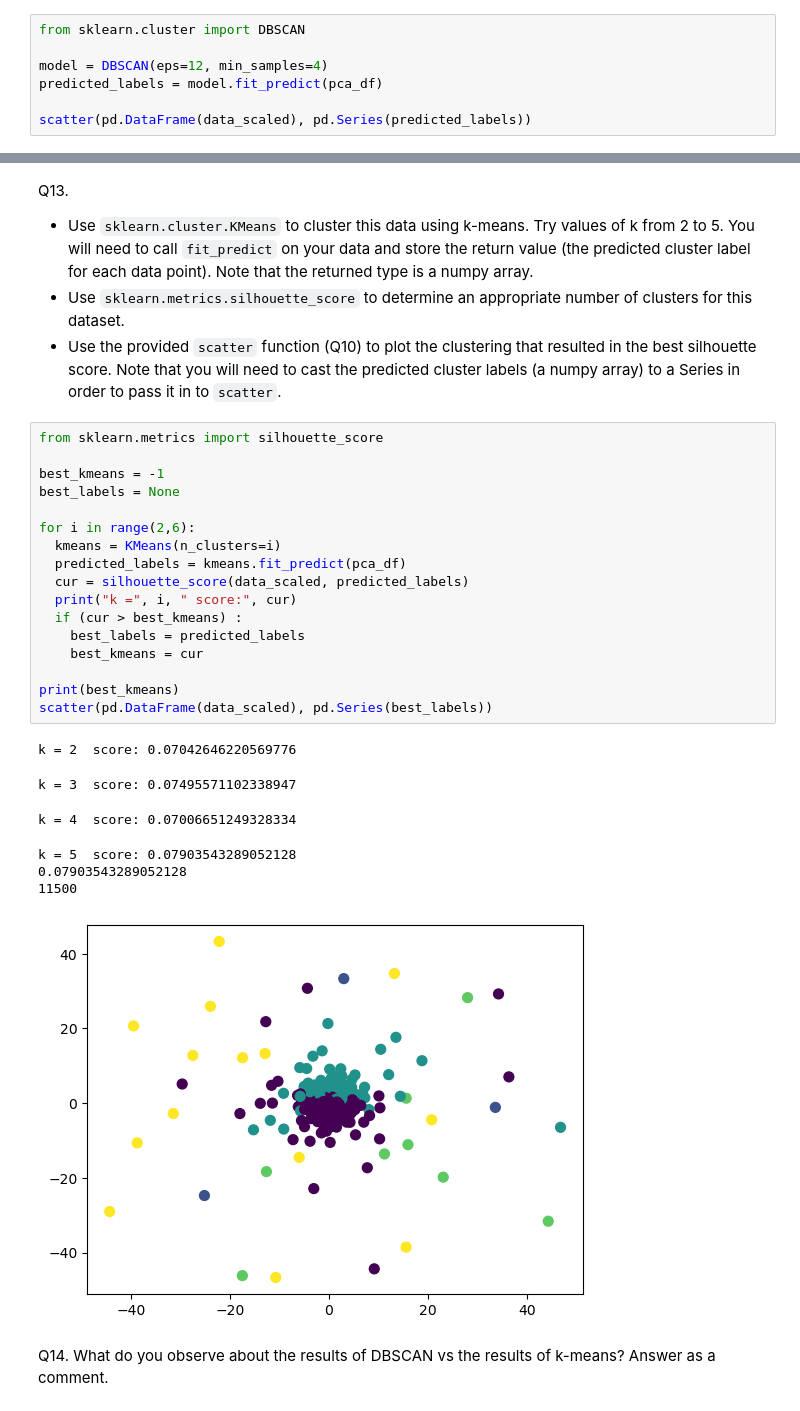
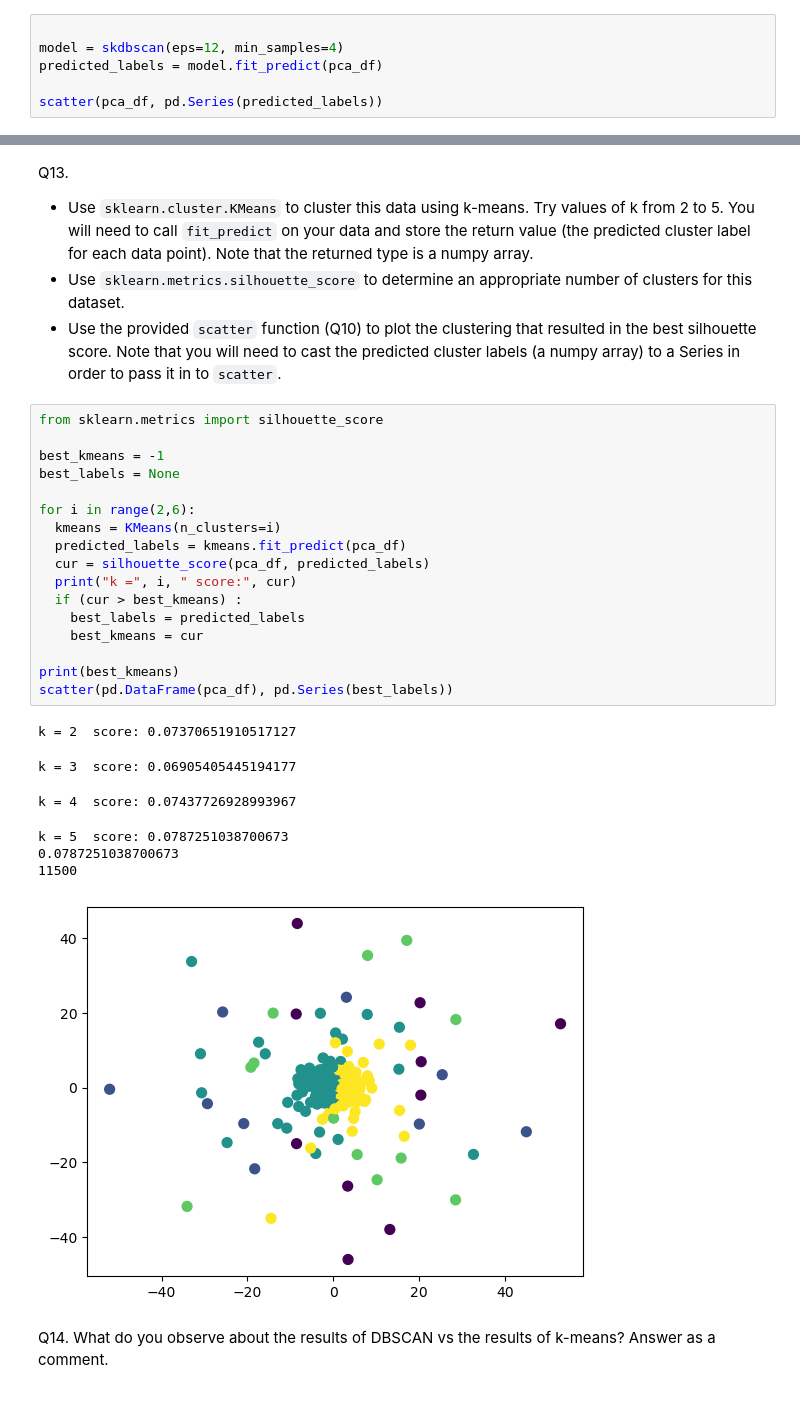
Before and after one commit to alantientran/ML-Clustering, a Jupyter notebook: HW5 - Clustering.ipynb, the cells around one changed output, grey strips where cells are left out. Cells and saved outputs as stored; diff of their text form.

```diff
--- a/HW5 - Clustering.ipynb
+++ b/HW5 - Clustering.ipynb
@@ -364,11 +338,10 @@ Q12.
 * Using MinPts=4 and Eps=the distance you determined from Q11, cluster the data using `sklearn.cluster.DBSCAN`. Call `fit_predict` on your data and store the return value (the predicted cluster label for each data point). Note that the returned type is a numpy array.
 * Use the provided `scatter` function (Q10) to plot the resulting clusters. You will need to convert the numpy array of predicted labels to a `Series` in order to pass it in to `scatter`.
 # %%
-from sklearn.cluster import DBSCAN
 
-model = DBSCAN(eps=12, min_samples=4)
+model = skdbscan(eps=12, min_samples=4)
 predicted_labels = model.fit_predict(pca_df)
 
-scatter(pd.DataFrame(data_scaled), pd.Series(predicted_labels))
+scatter(pca_df, pd.Series(predicted_labels))
 # %% [output]
 11500
@@ -383,28 +356,28 @@ Q13.
 # %%
 from sklearn.metrics import silhouette_score
 
 best_kmeans = -1
 best_labels = None
 
 for i in range(2,6):
   kmeans = KMeans(n_clusters=i)
   predicted_labels = kmeans.fit_predict(pca_df)
-  cur = silhouette_score(data_scaled, predicted_labels)
+  cur = silhouette_score(pca_df, predicted_labels)
   print("k =", i, " score:", cur)
   if (cur > best_kmeans) :
     best_labels = predicted_labels
     best_kmeans = cur
 
 print(best_kmeans)
-scatter(pd.DataFrame(data_scaled), pd.Series(best_labels))
+scatter(pd.DataFrame(pca_df), pd.Series(best_labels))
 # %% [output]
-k = 2  score: 0.07042646220569776
+k = 2  score: 0.07370651910517127
-k = 3  score: 0.07495571102338947
+k = 3  score: 0.06905405445194177
-k = 4  score: 0.07006651249328334
+k = 4  score: 0.07437726928993967
-k = 5  score: 0.07903543289052128
-0.07903543289052128
+k = 5  score: 0.0787251038700673
+0.0787251038700673
 11500
-[figure, old version]
+[figure, new version]
 # %% [markdown]
 Q14. What do you observe about the results of DBSCAN vs the results of k-means? Answer as a comment.
 # %%
```
Also changed, not shown: parts of 14 cells of this notebook.
